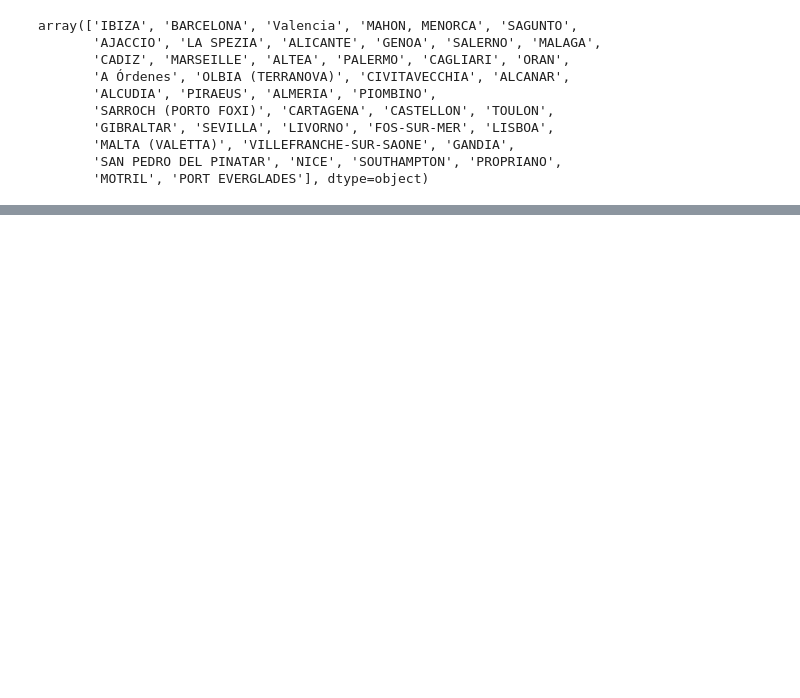
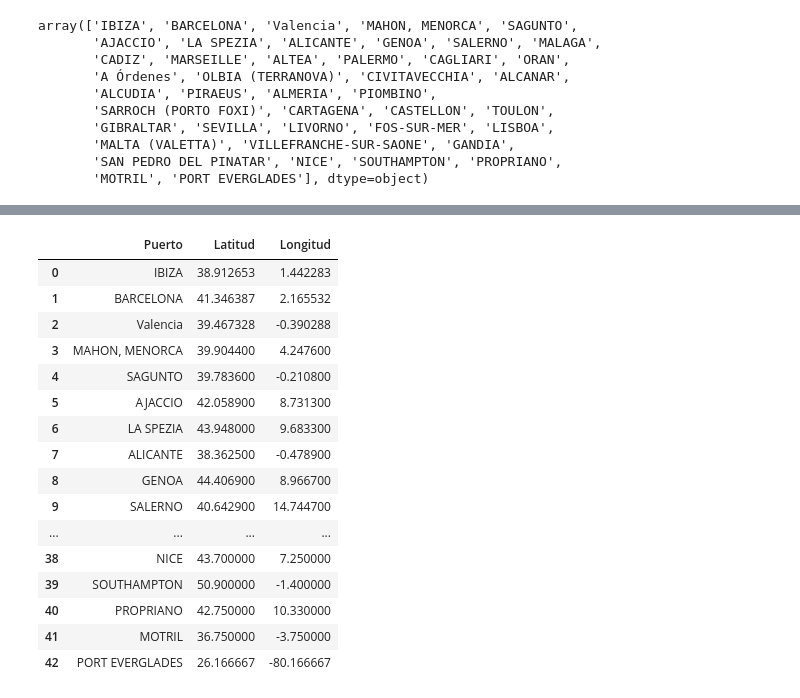
Before and after one commit to Jacobomb/ETL_Project_BalearicTransit, a Jupyter notebook: notebooks/2.Weather_API.ipynb, the cells around one changed output, grey strips where cells are left out. Saved outputs shown, nothing was run; the diff lists cells and outputs as text; code cells hidden in the pictures; blank space fills up the shorter version.

```diff
--- a/notebooks/2.Weather_API.ipynb
+++ b/notebooks/2.Weather_API.ipynb
@@ -105,0 +109,83 @@ array(['IBIZA', 'BARCELONA', 'Valencia', 'MAHON, MENORCA', 'SAGUNTO',
+# %%
+puertos = ['IBIZA', 'BARCELONA', 'Valencia', 'MAHON, MENORCA', 'SAGUNTO',
+       'AJACCIO', 'LA SPEZIA', 'ALICANTE', 'GENOA', 'SALERNO', 'MALAGA',
+       'CADIZ', 'MARSEILLE', 'ALTEA', 'PALERMO', 'CAGLIARI', 'ORAN',
+       'A Órdenes', 'OLBIA (TERRANOVA)', 'CIVITAVECCHIA', 'ALCANAR',
+       'ALCUDIA', 'PIRAEUS', 'ALMERIA', 'PIOMBINO',
+       'SARROCH (PORTO FOXI)', 'CARTAGENA', 'CASTELLON', 'TOULON',
+       'GIBRALTAR', 'SEVILLA', 'LIVORNO', 'FOS-SUR-MER', 'LISBOA',
+       'MALTA (VALETTA)', 'VILLEFRANCHE-SUR-SAONE', 'GANDIA',
+       'SAN PEDRO DEL PINATAR', 'NICE', 'SOUTHAMPTON', 'PROPRIANO',
+       'MOTRIL', 'PORT EVERGLADES'] # definimos lista de puertos
+
+puertos_coords = pd.DataFrame() # Creamos un dataframe vacío
+
+puertos_coords['Puerto'] = puertos # Inicializamos las filas con los nombres de cada puerto
+
+puertos_coords['Latitud'] = 0.0 # Inicializamos las columnas de lat y long.
+puertos_coords['Longitud'] = 0.0
+
+puertos_coords.loc[puertos_coords.Puerto == 'IBIZA', ['Latitud', 'Longitud']] = [38.912653, 1.442283]
+puertos_coords.loc[puertos_coords.Puerto == 'BARCELONA', ['Latitud', 'Longitud']] = [41.346387, 2.165532]
+puertos_coords.loc[puertos_coords.Puerto == 'Valencia', ['Latitud', 'Longitud']] = [39.467328, -0.390288]
+puertos_coords.loc[puertos_coords.Puerto == 'MAHON, MENORCA', ['Latitud', 'Longitud']] = [39.90440, 4.247600 ]
+puertos_coords.loc[puertos_coords.Puerto == 'SAGUNTO', ['Latitud', 'Longitud']] = [39.783600, -0.210800]
+puertos_coords.loc[puertos_coords.Puerto == 'AJACCIO', ['Latitud', 'Longitud']] = [42.058900, 8.731300]
+puertos_coords.loc[puertos_coords.Puerto == 'LA SPEZIA', ['Latitud', 'Longitud']] = [43.948000, 9.683300]
+puertos_coords.loc[puertos_coords.Puerto == 'ALICANTE', ['Latitud', 'Longitud']] = [38.362500, -0.478900]
+puertos_coords.loc[puertos_coords.Puerto == 'GENOA', ['Latitud', 'Longitud']] = [44.406900, 8.966700]
+puertos_coords.loc[puertos_coords.Puerto == 'SALERNO', ['Latitud', 'Longitud']] = [40.642900, 14.744700]
+puertos_coords.loc[puertos_coords.Puerto == 'MALAGA', ['Latitud', 'Longitud']] = [36.720300, -4.420500]
+puertos_coords.loc[puertos_coords.Puerto == 'CADIZ', ['Latitud', 'Longitud']] = [36.529400,	-6.251900]
+puertos_coords.loc[puertos_coords.Puerto == 'MARSEILLE', ['Latitud', 'Longitud']] = [43.283300,	5.366700]
+puertos_coords.loc[puertos_coords.Puerto == 'ALTEA', ['Latitud', 'Longitud']] = [38.625000,	-0.375000]
+puertos_coords.loc[puertos_coords.Puerto == 'PALERMO', ['Latitud', 'Longitud']] = [38.115800, 13.351900]
+puertos_coords.loc[puertos_coords.Puerto == 'CAGLIARI', ['Latitud', 'Longitud']] = [39.220800, 9.115800]
+puertos_coords.loc[puertos_coords.Puerto == 'ORAN', ['Latitud', 'Longitud']] = [35.666700, -0.666700]
+puertos_coords.loc[puertos_coords.Puerto == 'A Órdenes', ['Latitud', 'Longitud']] = [43.450000, -7.200000]
+puertos_coords.loc[puertos_coords.Puerto == 'OLBIA (TERRANOVA)', ['Latitud', 'Longitud']] = [41.245600,	9.475000]
+puertos_coords.loc[puertos_coords.Puerto == 'CIVITAVECCHIA', ['Latitud', 'Longitud']] = [42.008300, 11.750000]
+puertos_coords.loc[puertos_coords.Puerto == 'ALCANAR', ['Latitud', 'Longitud']] = [40.766700, 0.216700]
+puertos_coords.loc[puertos_coords.Puerto == 'ALCUDIA', ['Latitud', 'Longitud']] = [39.520800, 2.892500]
+puertos_coords.loc[puertos_coords.Puerto == 'PIRAEUS', ['Latitud', 'Longitud']] = [37.983300, 23.666700]
+puertos_coords.loc[puertos_coords.Puerto == 'ALMERIA', ['Latitud', 'Longitud']] = [36.833300, -2.483300]
+puertos_coords.loc[puertos_coords.Puerto == 'PIOMBINO', ['Latitud', 'Longitud']] = [42.700000, 10.333300]
+puertos_coords.loc[puertos_coords.Puerto == 'SARROCH (PORTO FOXI)', ['Latitud', 'Longitud']] = [39.283300, 3.666700]
+puertos_coords.loc[puertos_coords.Puerto == 'CARTAGENA', ['Latitud', 'Longitud']] = [37.216700, -0.98330]
+puertos_coords.loc[puertos_coords.Puerto == 'CASTELLON', ['Latitud', 'Longitud']] = [40.000000, -0.000]
+puertos_coords.loc[puertos_coords.Puerto == 'TOULON', ['Latitud', 'Longitud']] = [43.133300, 5.916700]
+puertos_coords.loc[puertos_coords.Puerto == 'GIBRALTAR', ['Latitud', 'Longitud']] = [36.133300, -5.33330]
+puertos_coords.loc[puertos_coords.Puerto == 'SEVILLA', ['Latitud', 'Longitud']] = [37.383300, -5.96670]
+puertos_coords.loc[puertos_coords.Puerto == 'LIVORNO', ['Latitud', 'Longitud']] = [43.366700, 10.366700]
+puertos_coords.loc[puertos_coords.Puerto == 'FOS-SUR-MER', ['Latitud', 'Longitud']] = [43.125000, 5.25]
+puertos_coords.loc[puertos_coords.Puerto == 'LISBOA', ['Latitud', 'Longitud']] = [38.722222, -9.13888]
+puertos_coords.loc[puertos_coords.Puerto == 'MALTA (VALETTA)', ['Latitud', 'Longitud']] = [35.900000, 14.50]
+puertos_coords.loc[puertos_coords.Puerto == 'VILLEFRANCHE-SUR-SAONE', ['Latitud', 'Longitud']] = [43.666667, 4.90]
+puertos_coords.loc[puertos_coords.Puerto == 'GANDIA', ['Latitud', 'Longitud']] = [39.100000, -0.30]
+puertos_coords.loc[puertos_coords.Puerto == 'SAN PEDRO DEL PINATAR', ['Latitud', 'Longitud']] = [37.500000, -0.75]
+puertos_coords.loc[puertos_coords.Puerto == 'NICE', ['Latitud', 'Longitud']] = [43.700000, 7.25]
+puertos_coords.loc[puertos_coords.Puerto == 'SOUTHAMPTON', ['Latitud', 'Longitud']] = [50.900000, -1.40]
+puertos_coords.loc[puertos_coords.Puerto == 'PROPRIANO', ['Latitud', 'Longitud']] = [42.750000, 10.33]
+puertos_coords.loc[puertos_coords.Puerto == 'MOTRIL', ['Latitud', 'Longitud']] = [36.750000, -3.75]
+puertos_coords.loc[puertos_coords.Puerto == 'PORT EVERGLADES', ['Latitud', 'Longitud']] = [26.166667, -80.166667]
+
+
+puertos_coords
+# %% [output]
+|  | Puerto | Latitud | Longitud |
+| 0 | IBIZA | 38.912653 | 1.442283 |
+| 1 | BARCELONA | 41.346387 | 2.165532 |
+| 2 | Valencia | 39.467328 | -0.390288 |
+| 3 | MAHON, MENORCA | 39.904400 | 4.247600 |
+| 4 | SAGUNTO | 39.783600 | -0.210800 |
+| 5 | AJACCIO | 42.058900 | 8.731300 |
+| 6 | LA SPEZIA | 43.948000 | 9.683300 |
+| 7 | ALICANTE | 38.362500 | -0.478900 |
+| 8 | GENOA | 44.406900 | 8.966700 |
+| 9 | SALERNO | 40.642900 | 14.744700 |
+| ... | ... | ... | ... |
+| 38 | NICE | 43.700000 | 7.250000 |
+| 39 | SOUTHAMPTON | 50.900000 | -1.400000 |
+| 40 | PROPRIANO | 42.750000 | 10.330000 |
+| 41 | MOTRIL | 36.750000 | -3.750000 |
+| 42 | PORT EVERGLADES | 26.166667 | -80.166667 |
```
Also changed, not shown: parts of 6 cells of this notebook, 1 other file.
